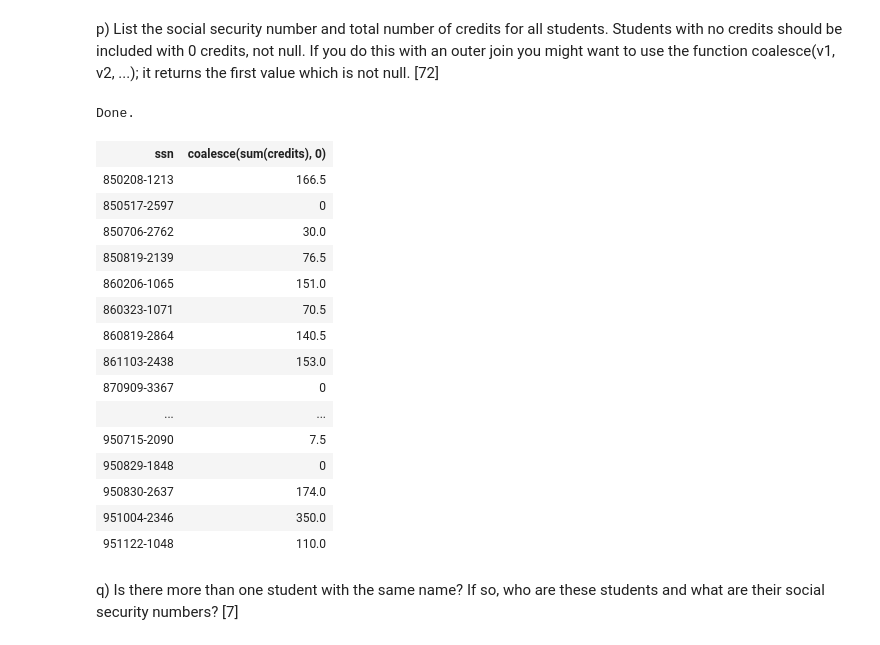
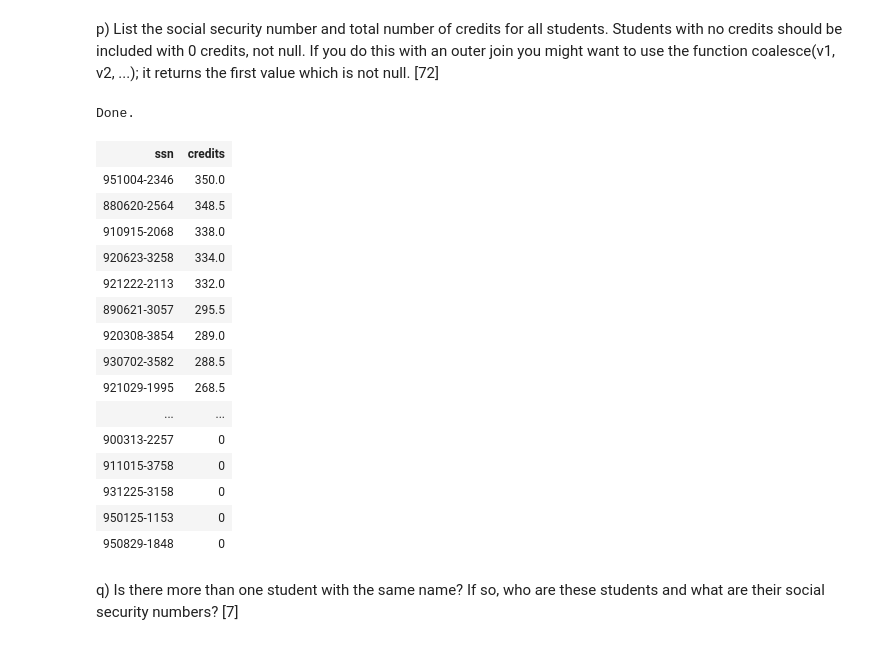
Before and after one commit to AlexanderEkdahl/EDA216, a Jupyter notebook: lab1/lab1.ipynb, the cells around one changed output. Cells and saved outputs as stored; diff of their text form; code cells hidden in the pictures.

```diff
--- a/lab1/lab1.ipynb
+++ b/lab1/lab1.ipynb
@@ -472,30 +472,31 @@ p) List the social security number and total number of credits for all
 # %%
 %%sql
 
 SELECT students.ssn,
-       coalesce(sum(credits), 0)
+       coalesce(sum(credits), 0) as credits
 FROM students
 LEFT OUTER JOIN taken_courses ON students.ssn = taken_courses.ssn
 LEFT OUTER JOIN courses ON taken_courses.course_code = courses.course_code
 GROUP BY students.ssn
+ORDER BY credits DESC
 # %% [output]
 Done.
-| ssn | coalesce(sum(credits), 0) |
-| 850208-1213 | 166.5 |
-| 850517-2597 | 0 |
-| 850706-2762 | 30.0 |
-| 850819-2139 | 76.5 |
-| 860206-1065 | 151.0 |
-| 860323-1071 | 70.5 |
-| 860819-2864 | 140.5 |
-| 861103-2438 | 153.0 |
-| 870909-3367 | 0 |
+| ssn | credits |
+| 951004-2346 | 350.0 |
+| 880620-2564 | 348.5 |
+| 910915-2068 | 338.0 |
+| 920623-3258 | 334.0 |
+| 921222-2113 | 332.0 |
+| 890621-3057 | 295.5 |
+| 920308-3854 | 289.0 |
+| 930702-3582 | 288.5 |
+| 921029-1995 | 268.5 |
 | ... | ... |
-| 950715-2090 | 7.5 |
+| 900313-2257 | 0 |
+| 911015-3758 | 0 |
+| 931225-3158 | 0 |
+| 950125-1153 | 0 |
 | 950829-1848 | 0 |
-| 950830-2637 | 174.0 |
-| 951004-2346 | 350.0 |
-| 951122-1048 | 110.0 |
 # %% [markdown]
 q) Is there more than one student with the same name? If so, who are
    these students and what are their social security numbers? [7]
```
Also changed, not shown: parts of 3 cells of this notebook, 13 other files.
